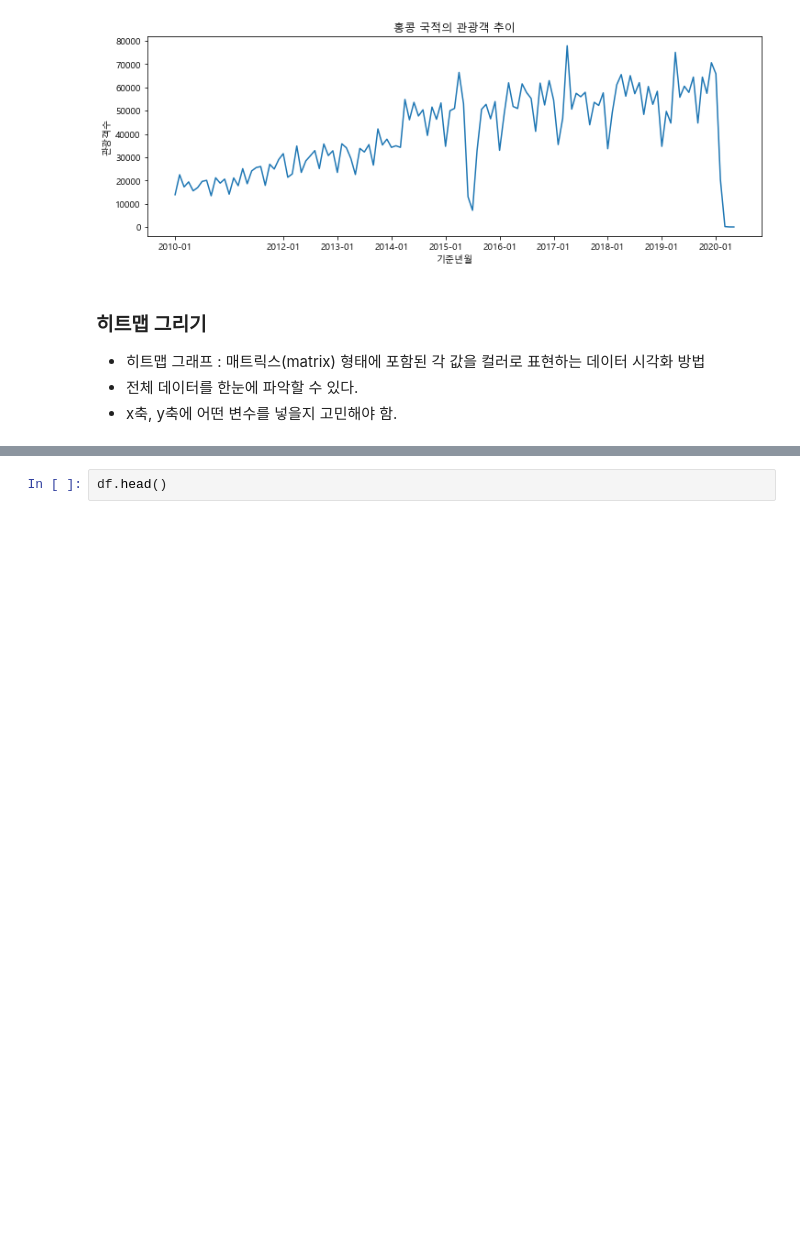
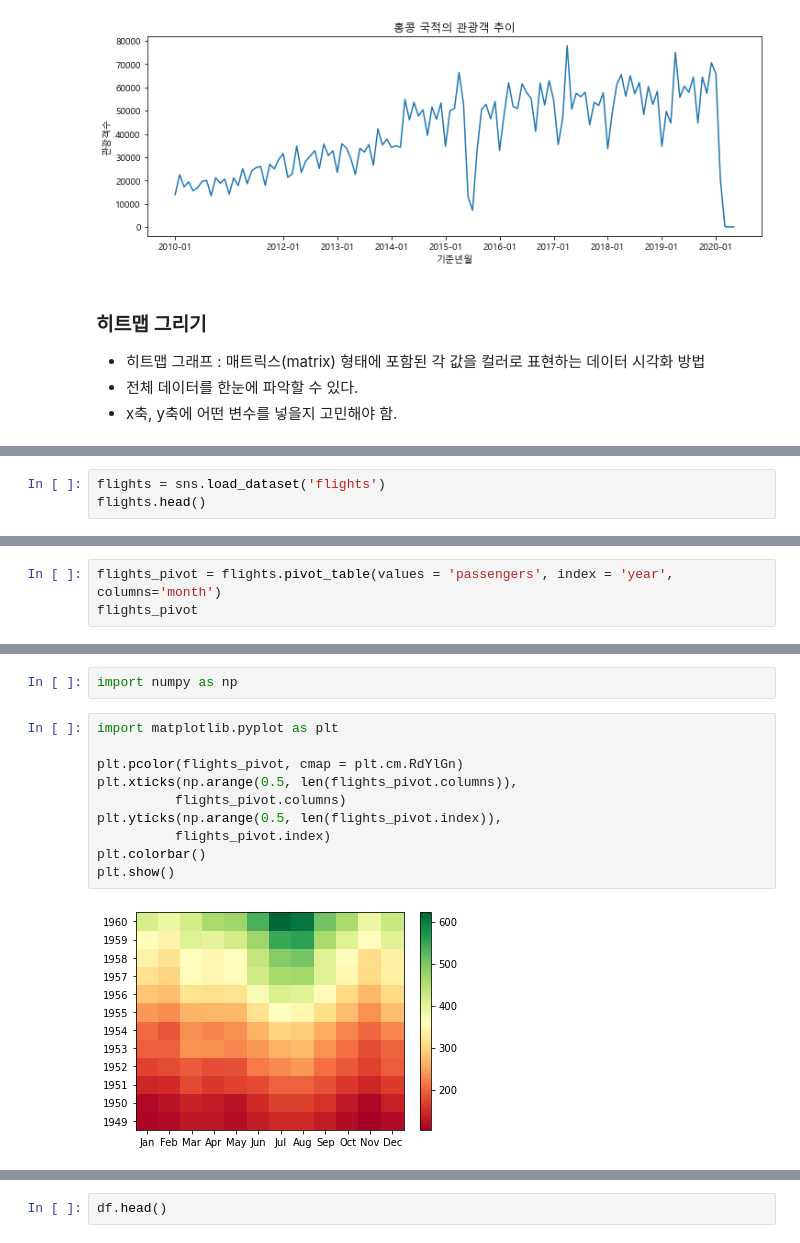
Before and after one commit to Hongbi-Kim/DataAnalysis, a Jupyter notebook: 데이터분석_실무파이썬_강아지/4-2. 관광객 데이터 시각화.ipynb, the cells around one changed output, grey strips where cells are left out. Cells and saved outputs as stored; diff of their text form; blank space fills up the shorter version.

```diff
--- a/데이터분석_실무파이썬_강아지/4-2. 관광객 데이터 시각화.ipynb
+++ b/데이터분석_실무파이썬_강아지/4-2. 관광객 데이터 시각화.ipynb
@@ -87,0 +90,3 @@ for cntry in cntry_list:
+# %%
+flights = sns.load_dataset('flights')
+flights.head()
@@ -87,0 +100,3 @@ for cntry in cntry_list:
+# %%
+flights_pivot = flights.pivot_table(values = 'passengers', index = 'year', columns='month')
+flights_pivot
@@ -87,0 +118,14 @@ for cntry in cntry_list:
+# %%
+import numpy as np
+# %%
+import matplotlib.pyplot as plt
+
+plt.pcolor(flights_pivot, cmap = plt.cm.RdYlGn)
+plt.xticks(np.arange(0.5, len(flights_pivot.columns)),
+          flights_pivot.columns)
+plt.yticks(np.arange(0.5, len(flights_pivot.index)),
+          flights_pivot.index)
+plt.colorbar()
+plt.show()
+# %% [output]
+[figure, added]
```
Also changed, not shown: parts of 5 cells of this notebook, 36 other files.
